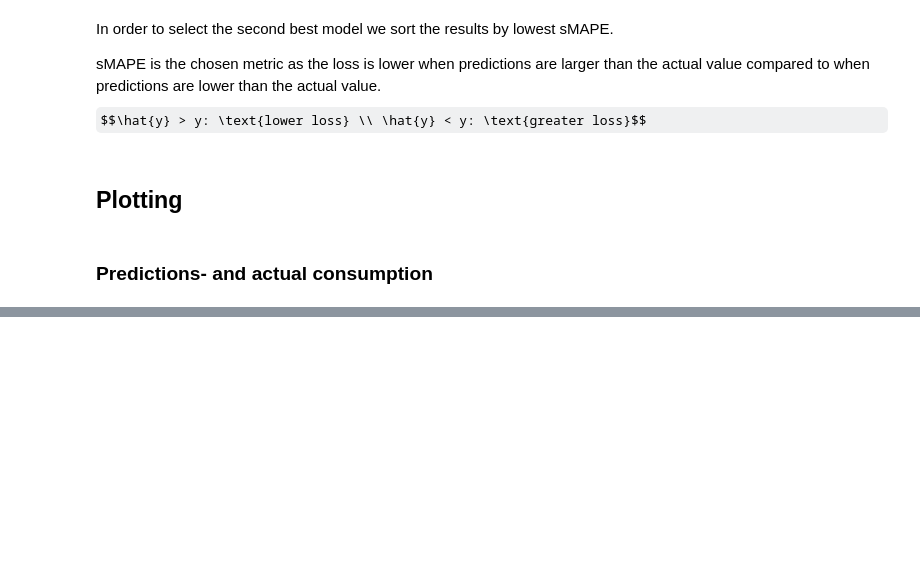
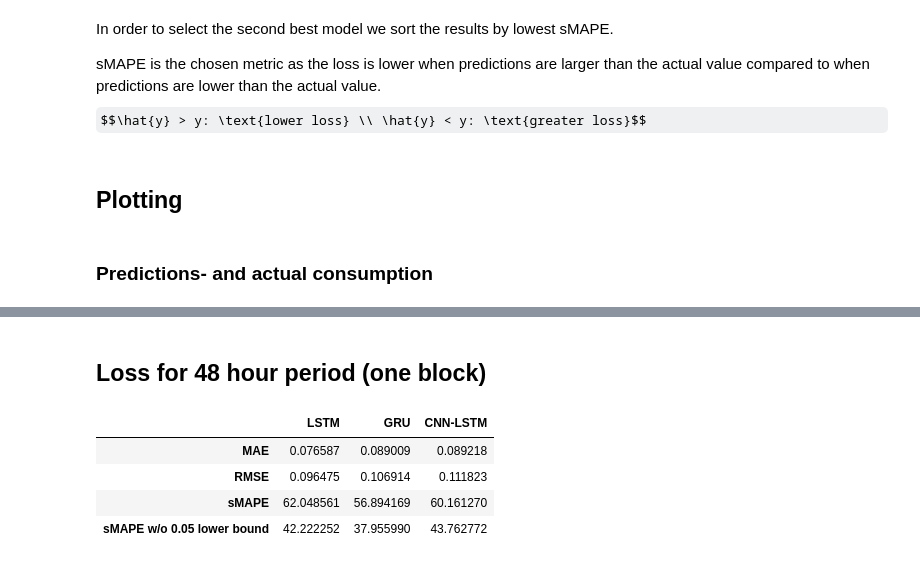
Before and after one commit to dat5-06/zap, a Jupyter notebook: core/notebooks/00/00_trefor_park.ipynb, the cells around one changed output, grey strips where cells are left out. Drawn from its saved outputs; the diff is of its cells as text; code cells hidden in the pictures; some formulas as TeX source; blank space fills up the shorter version.

```diff
--- a/core/notebooks/00/00_trefor_park.ipynb
+++ b/core/notebooks/00/00_trefor_park.ipynb
@@ -105,0 +129,30 @@ plot_every_model(
+# %% [markdown]
+## Loss for 48 hour period (one block)
+# %%
+start = 200
+end = 202
+y_test_period = y_test[start * 24 : end * 24].flatten()
+
+
+models = {
+    "LSTM": results["LSTM"][start * 24 : end * 24].flatten(),
+    "GRU": results["GRU"][start * 24 : end * 24].flatten(),
+    "CNN-LSTM": results["CNN_LSTM"][start * 24 : end * 24].flatten(),
+}
+
+loss = {}
+for name, block in models.items():
+    loss[name] = [
+        mae(y_test_period, block).item(),
+        rmse(y_test_period, block),
+        smape(y_test_period, block).item(),
+        adjusted_smape(y_test_period, block).item(),
+    ]
+
+pd.DataFrame(loss, index=["MAE", "RMSE", "sMAPE", "sMAPE w/o 0.05 lower bound"])
+# %% [output]
+|  | LSTM | GRU | CNN-LSTM |
+| MAE | 0.076587 | 0.089009 | 0.089218 |
+| RMSE | 0.096475 | 0.106914 | 0.111823 |
+| sMAPE | 62.048561 | 56.894169 | 60.161270 |
+| sMAPE w/o 0.05 lower bound | 42.222252 | 37.955990 | 43.762772 |
```
Also changed, not shown: parts of 5 cells of this notebook, 4 other files.
